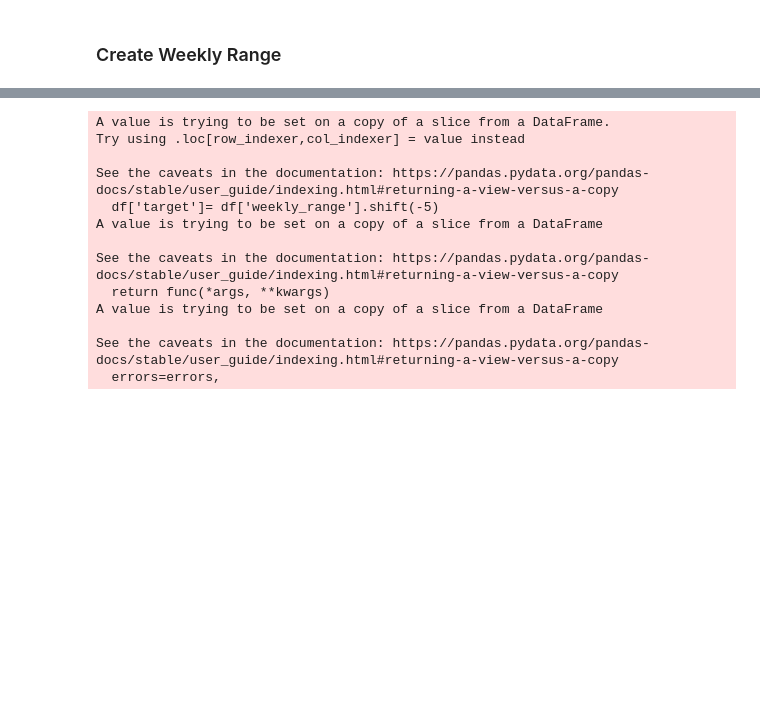
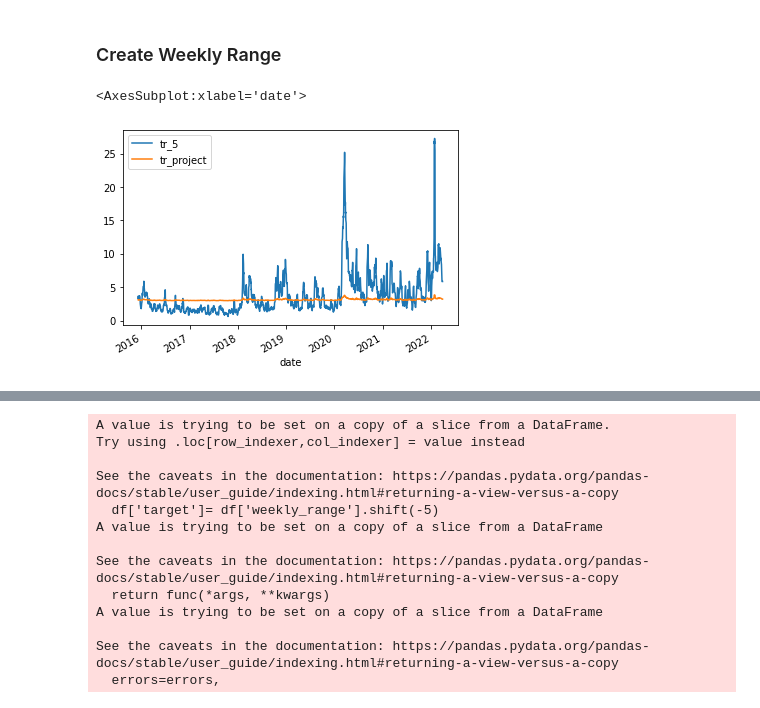
Before and after one commit to laramiedunlap/Project2, a Jupyter notebook: Laramie.ipynb, the cells around one changed output, grey strips where cells are left out. Cells and saved outputs as stored; diff of their text form; code cells hidden in the pictures; blank space fills up the shorter version.

```diff
--- a/Laramie.ipynb
+++ b/Laramie.ipynb
@@ -108 +110,10 @@ from utils_laramie import get_X_y
+# %%
+df['tr_weekly'] = df['TR'].rolling(window=5).sum().mean()
+# %%
+df['tr_5'] = df['TR'].rolling(window=5).mean()
+df['tr_project'] = np.log(df['tr_5'] + df['tr_weekly'])
+df[['tr_5','tr_project']].plot()
+# %% [output]
+<AxesSubplot:xlabel='date'>
+[figure, added]
 # %%
```
Also changed, not shown: parts of 13 cells of this notebook, 1 other file.
